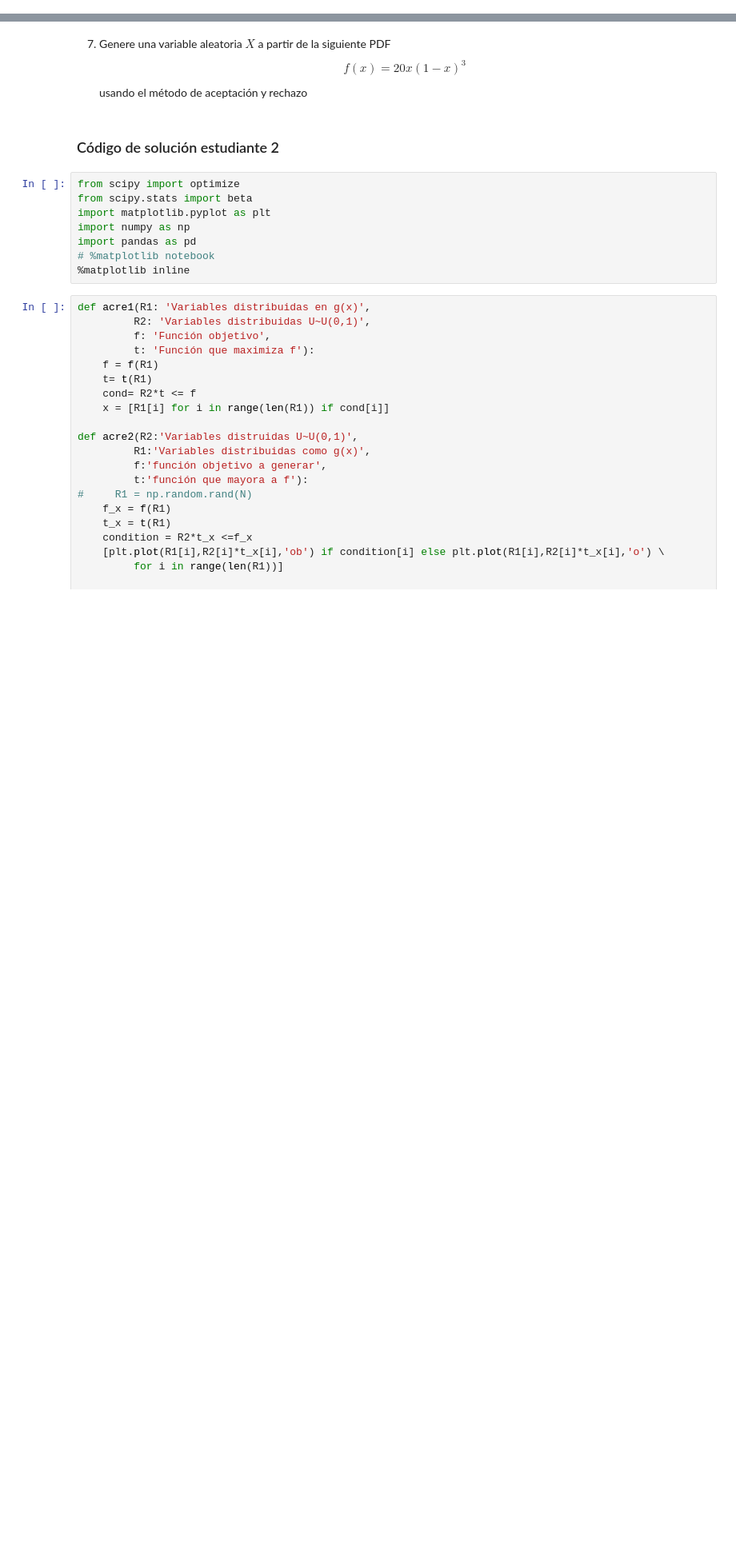
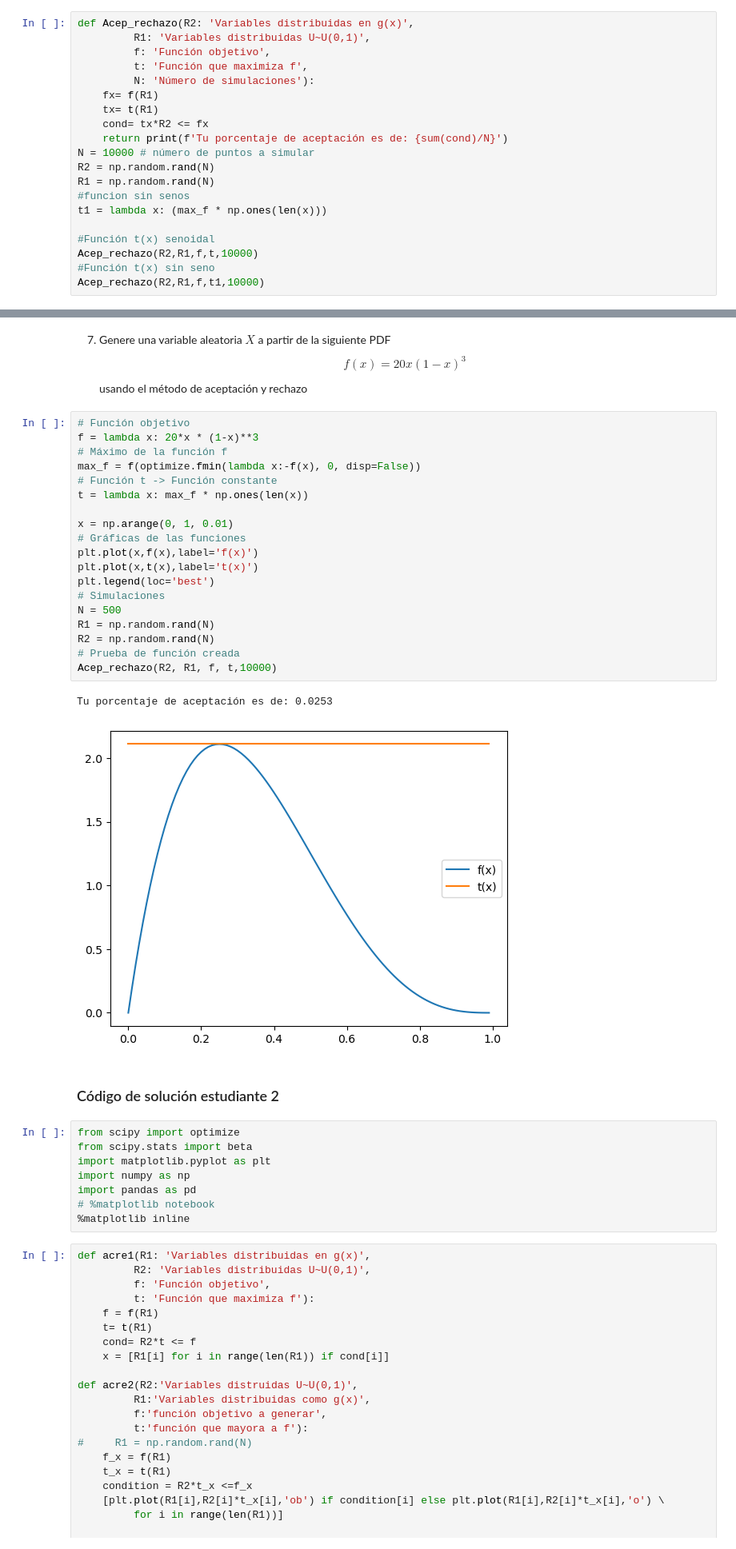
Before and after one commit to Karim1601/ProyectoConjunto_HP_BR, a Jupyter notebook: Tarea 5a.ipynb, the cells around one changed output, grey strips where cells are left out. Shown at 80% size. Cells and saved outputs as stored; diff of their text form; blank space fills up the shorter version.

```diff
--- a/Tarea 5a.ipynb
+++ b/Tarea 5a.ipynb
@@ -135,2 +135,22 @@ El máximo de f es: [1.875]
 # %% [markdown]
 6. Comparar el porcentaje de puntos de aceptación cuando se usa $t(x)$ constante y $t(x)$ un pulso senoidal. Concluir
+# %%
+def Acep_rechazo(R2: 'Variables distribuidas en g(x)',
+         R1: 'Variables distribuidas U~U(0,1)',
+         f: 'Función objetivo',
+         t: 'Función que maximiza f',
+         N: 'Número de simulaciones'):
+    fx= f(R1)
+    tx= t(R1)
+    cond= tx*R2 <= fx
+    return print(f'Tu porcentaje de aceptación es de: {sum(cond)/N}')
+N = 10000 # número de puntos a simular
+R2 = np.random.rand(N)
+R1 = np.random.rand(N)
+#funcion sin senos
+t1 = lambda x: (max_f * np.ones(len(x)))
+
+#Función t(x) senoidal
+Acep_rechazo(R2,R1,f,t,10000)
+#Función t(x) sin seno
+Acep_rechazo(R2,R1,f,t1,10000)
@@ -138,6 +161,28 @@ El máximo de f es: [1.875]
 7. Genere una variable aleatoria $X$ a partir de la siguiente PDF
 $$f(x)=20x(1-x)^3$$
 usando el método de aceptación y rechazo
+# %%
+# Función objetivo
+f = lambda x: 20*x * (1-x)**3
+# Máximo de la función f
+max_f = f(optimize.fmin(lambda x:-f(x), 0, disp=False))
+# Función t -> Función constante
+t = lambda x: max_f * np.ones(len(x))
+
+x = np.arange(0, 1, 0.01)
+# Gráficas de las funciones
+plt.plot(x,f(x),label='f(x)')
+plt.plot(x,t(x),label='t(x)')
+plt.legend(loc='best')
+# Simulaciones
+N = 500
+R1 = np.random.rand(N)
+R2 = np.random.rand(N)
+# Prueba de función creada
+Acep_rechazo(R2, R1, f, t,10000)
+# %% [output]
+Tu porcentaje de aceptación es de: 0.0253
+[figure, added]
 # %% [markdown]
 ### Código de solución estudiante 2
 # %%
```
Also changed, not shown: parts of 8 cells of this notebook.
